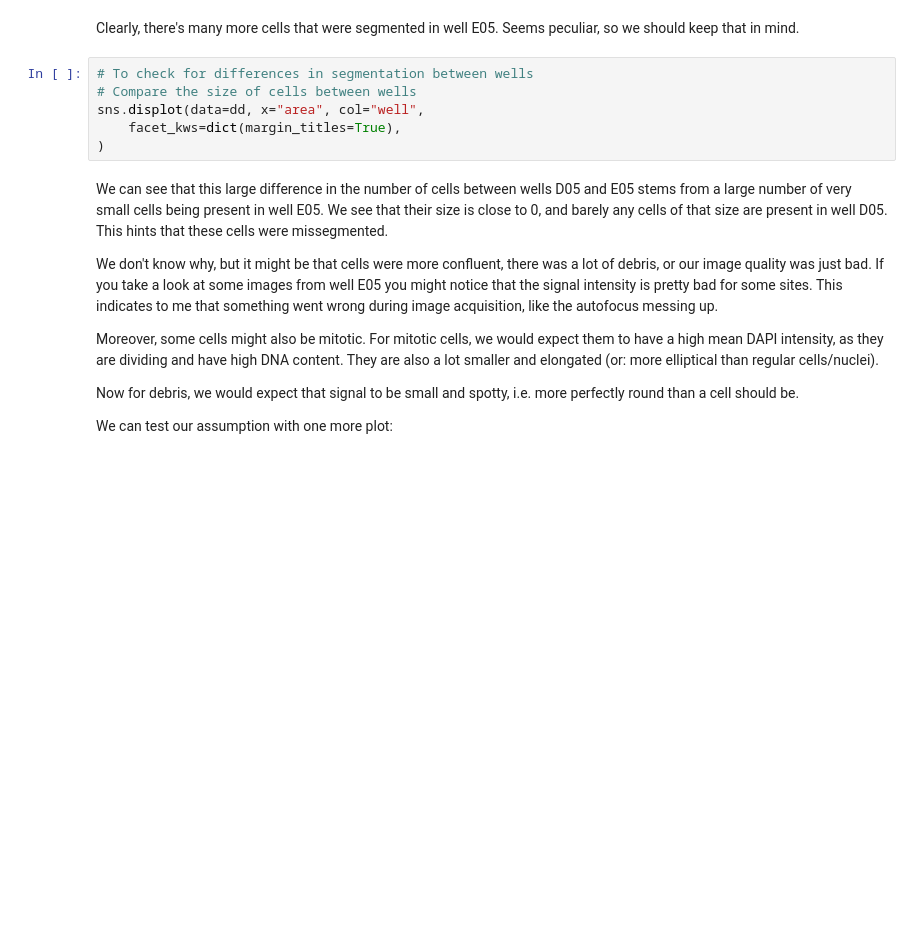
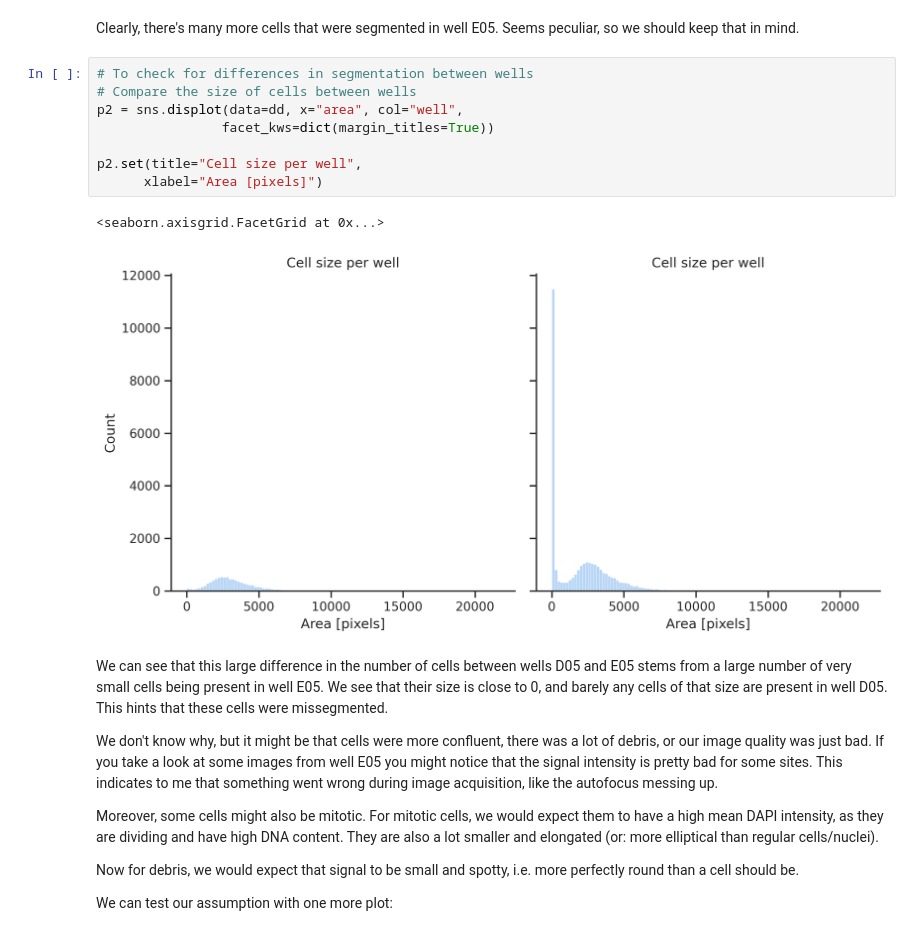
Before and after one commit to sevwal/BME362_image_analysis, a Jupyter notebook: BME362_data_analysis.ipynb, the cells around one changed output. Cells and saved outputs as stored; diff of their text form; blank space fills up the shorter version.

```diff
--- a/BME362_data_analysis.ipynb
+++ b/BME362_data_analysis.ipynb
@@ -22,9 +60,14 @@ Clearly, there's many more cells that were segmented in well E05. Seems peculiar
 # %%
 # To check for differences in segmentation between wells
 # Compare the size of cells between wells
-sns.displot(data=dd, x="area", col="well",
-    facet_kws=dict(margin_titles=True),
-)
+p2 = sns.displot(data=dd, x="area", col="well",
+                facet_kws=dict(margin_titles=True))
+
+p2.set(title="Cell size per well",
+      xlabel="Area [pixels]")
+# %% [output]
+<seaborn.axisgrid.FacetGrid at 0x...>
+[figure, added]
 # %% [markdown]
 We can see that this large difference in the number of cells between wells D05 and E05 stems from a large number of very small cells being present in well E05. We see that their size is close to 0, and barely any cells of that size are present in well D05. This hints that these cells were missegmented.
 
```
Also changed, not shown: parts of 14 cells of this notebook.
